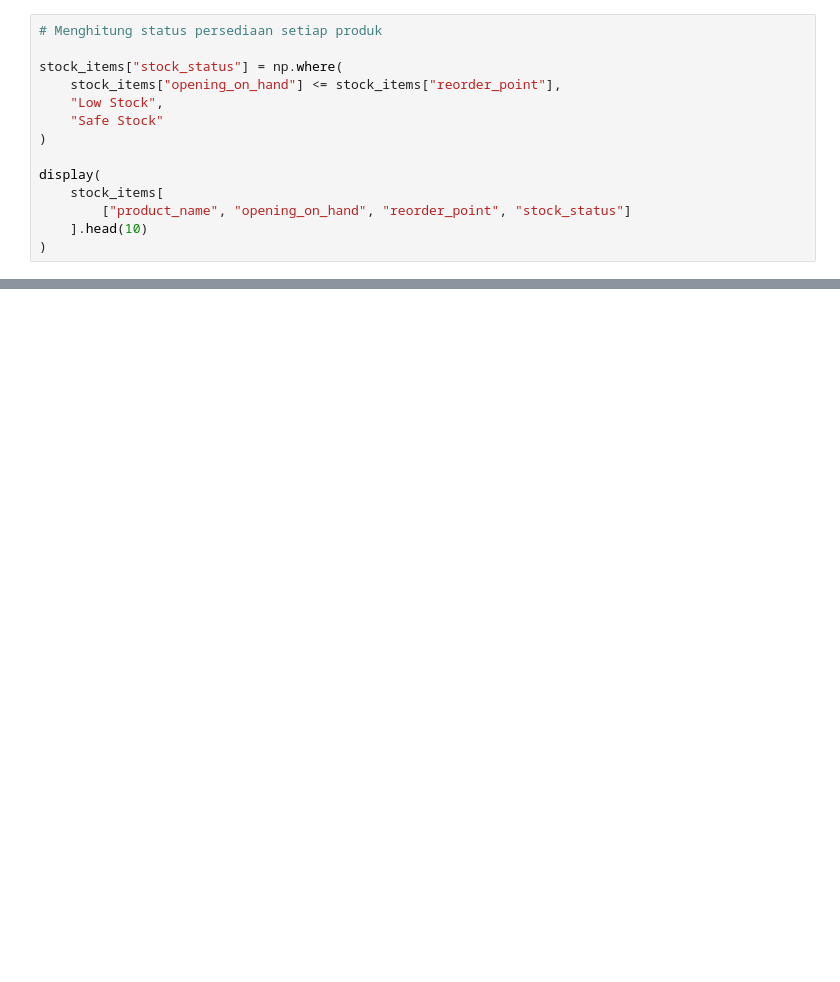
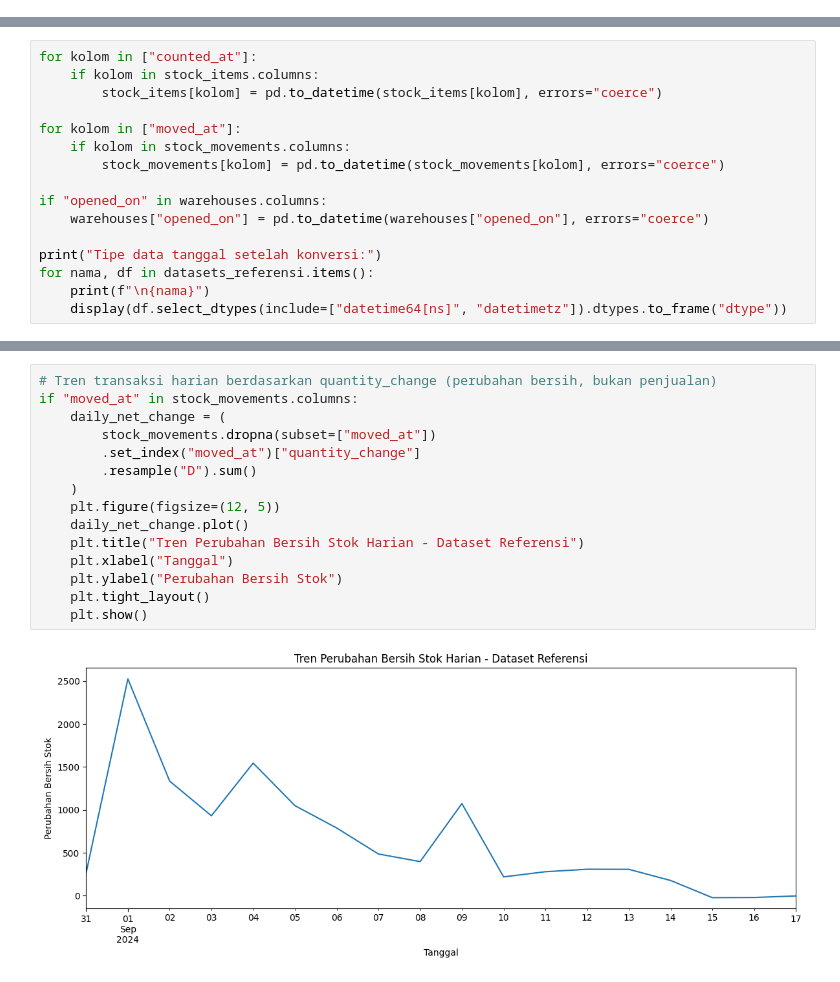
Before and after one commit to danendanendra06-jpg/ROKKUS_Project, a Jupyter notebook: data/data-science/notebooks/ROKKUS_Data_Science.ipynb, the cells around one changed output, grey strips where cells are left out. Drawn from its saved outputs; the diff is of its cells as text; blank space fills up the shorter version.

```diff
--- a/data/data-science/notebooks/ROKKUS_Data_Science.ipynb
+++ b/data/data-science/notebooks/ROKKUS_Data_Science.ipynb
@@ -646,14 +0,0 @@ Temuan ini dapat menjadi referensi untuk memahami bagaimana data transaksi penju
-# %%
-# Menghitung status persediaan setiap produk
-
-stock_items["stock_status"] = np.where(
-    stock_items["opening_on_hand"] <= stock_items["reorder_point"],
-    "Low Stock",
-    "Safe Stock"
-)
-
-display(
-    stock_items[
-        ["product_name", "opening_on_hand", "reorder_point", "stock_status"]
-    ].head(10)
-)
@@ -1258,0 +197,16 @@ Analisis khusus ROKKUS akan dilakukan menggunakan dataset sintetis yang disesuai
+# %%
+for kolom in ["counted_at"]:
+    if kolom in stock_items.columns:
+        stock_items[kolom] = pd.to_datetime(stock_items[kolom], errors="coerce")
+
+for kolom in ["moved_at"]:
+    if kolom in stock_movements.columns:
+        stock_movements[kolom] = pd.to_datetime(stock_movements[kolom], errors="coerce")
+
+if "opened_on" in warehouses.columns:
+    warehouses["opened_on"] = pd.to_datetime(warehouses["opened_on"], errors="coerce")
+
+print("Tipe data tanggal setelah konversi:")
+for nama, df in datasets_referensi.items():
+    print(f"\n{nama}")
+    display(df.select_dtypes(include=["datetime64[ns]", "datetimetz"]).dtypes.to_frame("dtype"))
@@ -1258,0 +437,17 @@ Analisis khusus ROKKUS akan dilakukan menggunakan dataset sintetis yang disesuai
+# %%
+# Tren transaksi harian berdasarkan quantity_change (perubahan bersih, bukan penjualan)
+if "moved_at" in stock_movements.columns:
+    daily_net_change = (
+        stock_movements.dropna(subset=["moved_at"])
+        .set_index("moved_at")["quantity_change"]
+        .resample("D").sum()
+    )
+    plt.figure(figsize=(12, 5))
+    daily_net_change.plot()
+    plt.title("Tren Perubahan Bersih Stok Harian - Dataset Referensi")
+    plt.xlabel("Tanggal")
+    plt.ylabel("Perubahan Bersih Stok")
+    plt.tight_layout()
+    plt.show()
+# %% [output]
+[figure, added]
```
Also changed, not shown: parts of 104 cells of this notebook, 20 other files.
